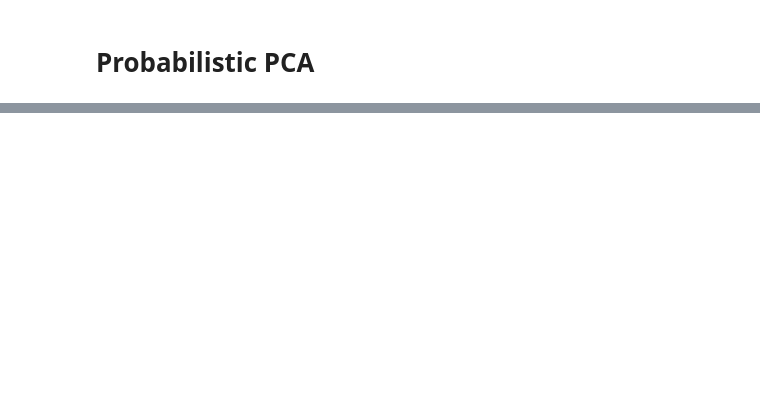
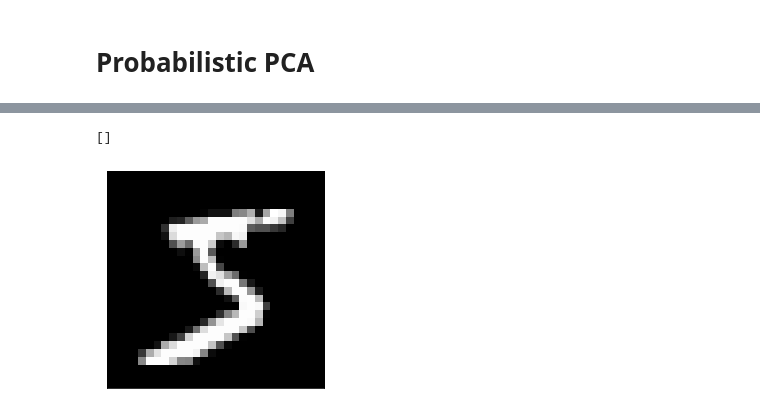
Before and after one commit to yusukemh/ProbabilisticPCA, a Jupyter notebook: Untitled.ipynb, the cells around one changed output, grey strips where cells are left out. Cells and saved outputs as stored; diff of their text form; code cells hidden in the pictures; blank space fills up the shorter version.

```diff
--- a/Untitled.ipynb
+++ b/Untitled.ipynb
@@ -177,0 +194,15 @@ for ax in axs.ravel()[10:]:
+# %%
+df_train = pd.read_csv("mnist_train.csv")
+df_test = pd.read_csv("mnist_test.csv")
+# df_train = df_train[df_train["label"]==7]
+Xtrain = np.array(df_train.drop(labels="label", axis=1))
+Ytrain = np.array(df_train["label"])
+# %%
+fig, ax = plt.subplots(1)
+ax.imshow(Xtrain[0].reshape(28, 28), cmap='gray')
+ax.set_aspect('equal')
+ax.set_xticks([])
+ax.set_yticks([])
+# %% [output]
+[]
+[figure, added]
```
Also changed, not shown: parts of 26 cells of this notebook, 2 other files.
